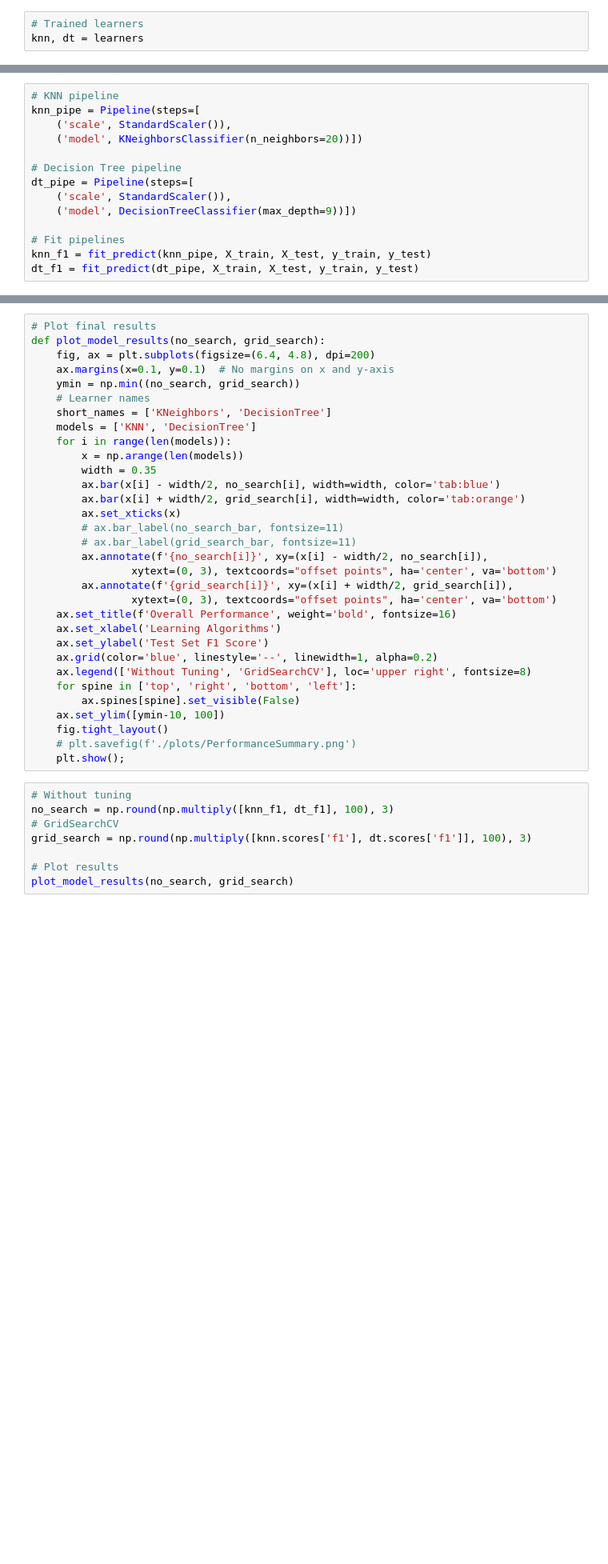
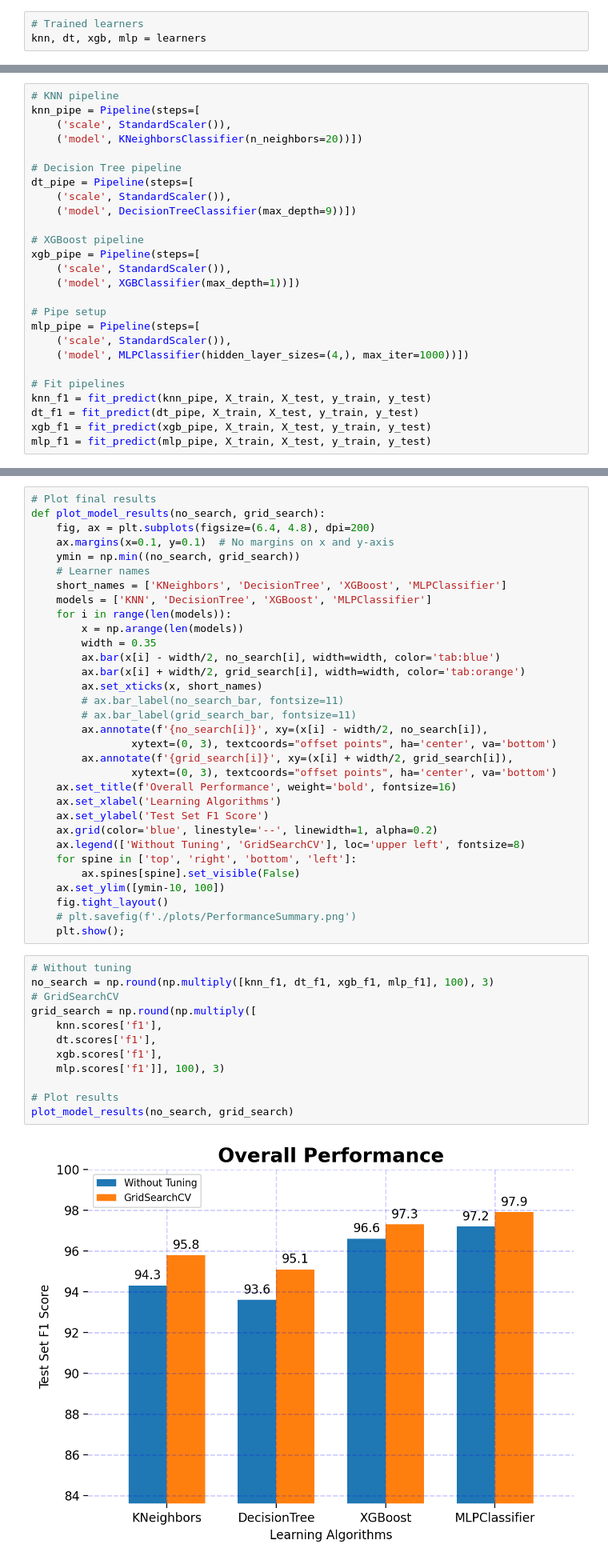
Before and after one commit to murilogustineli/hyper-tuning, a Jupyter notebook: gridsearch.ipynb, the cells around one changed output, grey strips where cells are left out. Shown: that part at 80% size. Saved outputs shown, nothing was run; the diff lists cells and outputs as text; blank space fills up the shorter version.

```diff
--- a/gridsearch.ipynb
+++ b/gridsearch.ipynb
@@ -639,3 +851,3 @@ for learner in learners:
 # %%
 # Trained learners
-knn, dt = learners
+knn, dt, xgb, mlp = learners
@@ -673,6 +926,18 @@ dt_pipe = Pipeline(steps=[
     ('scale', StandardScaler()),
     ('model', DecisionTreeClassifier(max_depth=9))])
 
+# XGBoost pipeline
+xgb_pipe = Pipeline(steps=[
+    ('scale', StandardScaler()),
+    ('model', XGBClassifier(max_depth=1))])
+
+# Pipe setup
+mlp_pipe = Pipeline(steps=[
+    ('scale', StandardScaler()),
+    ('model', MLPClassifier(hidden_layer_sizes=(4,), max_iter=1000))])
+
 # Fit pipelines
 knn_f1 = fit_predict(knn_pipe, X_train, X_test, y_train, y_test)
 dt_f1 = fit_predict(dt_pipe, X_train, X_test, y_train, y_test)
+xgb_f1 = fit_predict(xgb_pipe, X_train, X_test, y_train, y_test)
+mlp_f1 = fit_predict(mlp_pipe, X_train, X_test, y_train, y_test)
@@ -695,14 +1002,14 @@ def plot_model_results(no_search, grid_search):
     ax.margins(x=0.1, y=0.1)  # No margins on x and y-axis
     ymin = np.min((no_search, grid_search))
     # Learner names
-    short_names = ['KNeighbors', 'DecisionTree']
-    models = ['KNN', 'DecisionTree']
+    short_names = ['KNeighbors', 'DecisionTree', 'XGBoost', 'MLPClassifier']
+    models = ['KNN', 'DecisionTree', 'XGBoost', 'MLPClassifier']
     for i in range(len(models)):
         x = np.arange(len(models))
         width = 0.35
         ax.bar(x[i] - width/2, no_search[i], width=width, color='tab:blue')
         ax.bar(x[i] + width/2, grid_search[i], width=width, color='tab:orange')
-        ax.set_xticks(x)
+        ax.set_xticks(x, short_names)
         # ax.bar_label(no_search_bar, fontsize=11)
         # ax.bar_label(grid_search_bar, fontsize=11)
         ax.annotate(f'{no_search[i]}', xy=(x[i] - width/2, no_search[i]),
@@ -713,7 +1020,7 @@ def plot_model_results(no_search, grid_search):
     ax.set_xlabel('Learning Algorithms')
     ax.set_ylabel('Test Set F1 Score')
     ax.grid(color='blue', linestyle='--', linewidth=1, alpha=0.2)
-    ax.legend(['Without Tuning', 'GridSearchCV'], loc='upper right', fontsize=8)
+    ax.legend(['Without Tuning', 'GridSearchCV'], loc='upper left', fontsize=8)
     for spine in ['top', 'right', 'bottom', 'left']:
         ax.spines[spine].set_visible(False)
     ax.set_ylim([ymin-10, 100])
@@ -722,9 +1029,15 @@ def plot_model_results(no_search, grid_search):
     plt.show();
 # %%
 # Without tuning
-no_search = np.round(np.multiply([knn_f1, dt_f1], 100), 3)
+no_search = np.round(np.multiply([knn_f1, dt_f1, xgb_f1, mlp_f1], 100), 3)
 # GridSearchCV
-grid_search = np.round(np.multiply([knn.scores['f1'], dt.scores['f1']], 100), 3)
+grid_search = np.round(np.multiply([
+    knn.scores['f1'],
+    dt.scores['f1'],
+    xgb.scores['f1'],
+    mlp.scores['f1']], 100), 3)
 
 # Plot results
 plot_model_results(no_search, grid_search)
+# %% [output]
+[figure, added]
```
Also changed, not shown: parts of 49 cells of this notebook.
